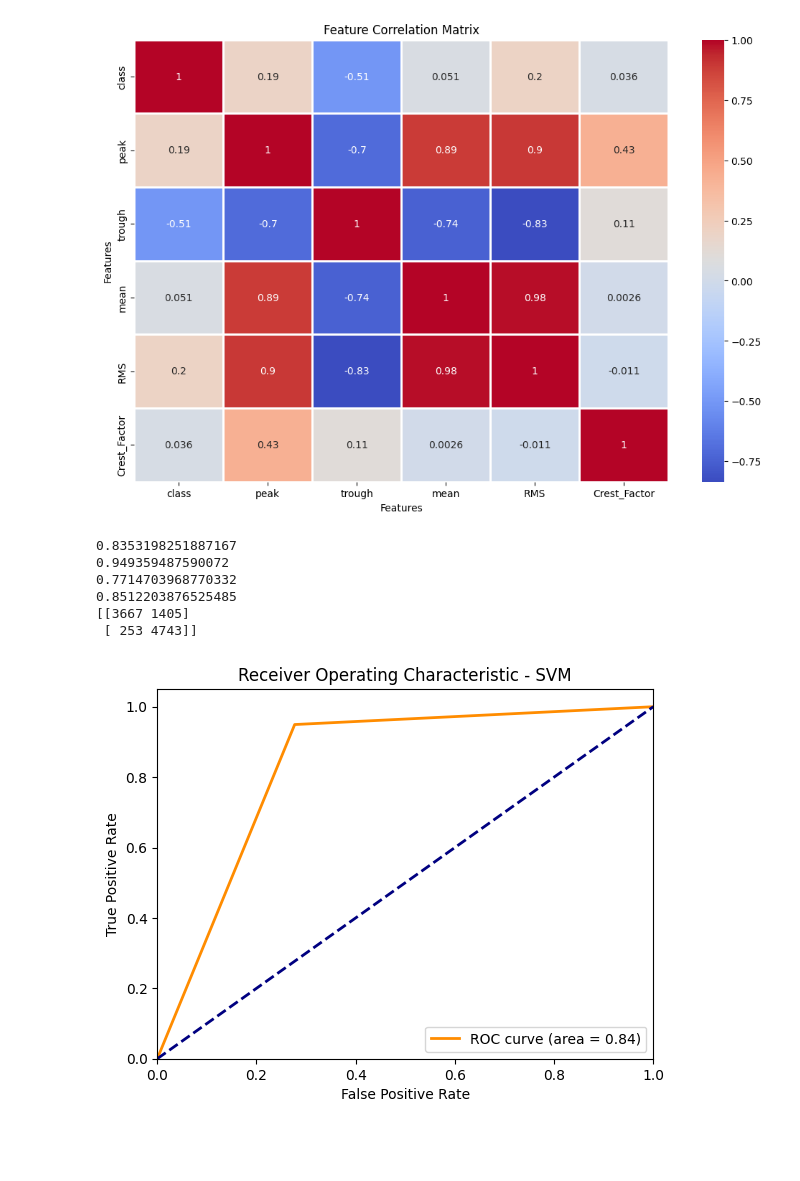
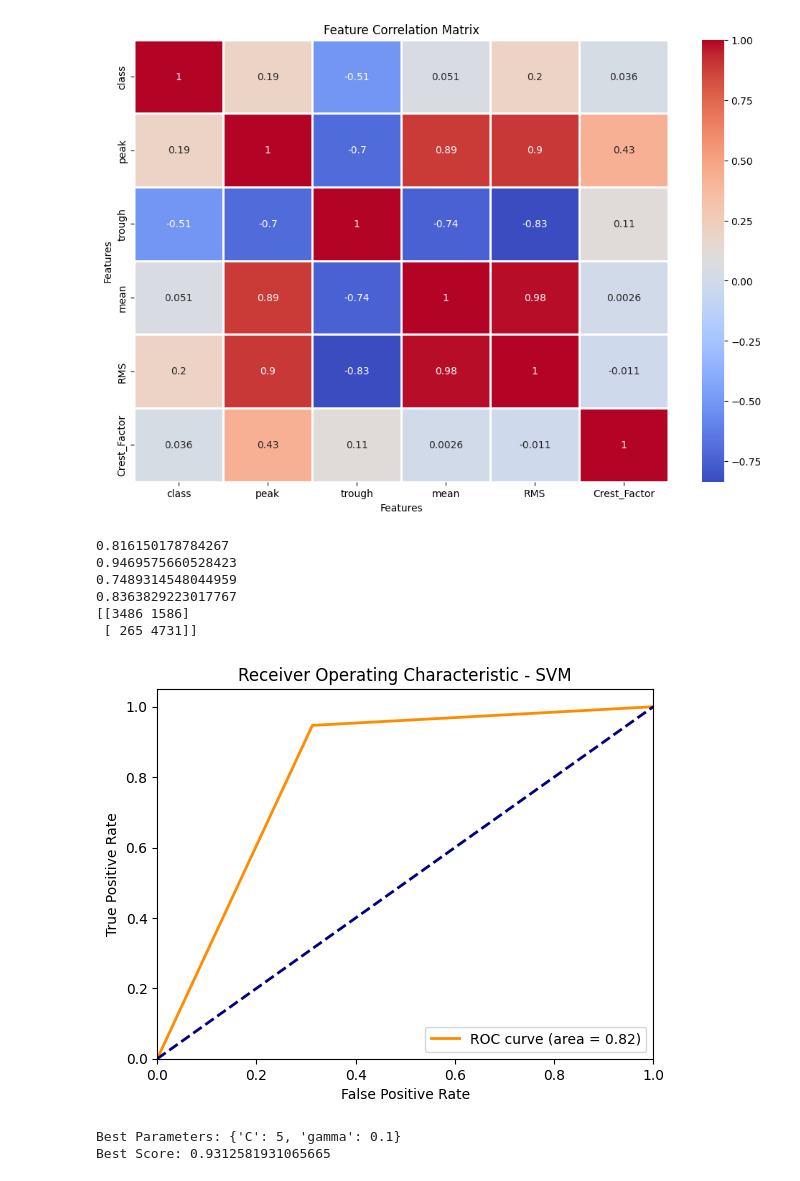
Before and after one commit to robotDevelop/IC-PBL_ML_motor, a Jupyter notebook: SVM.ipynb, the cells around one changed output. Cells and saved outputs as stored; diff of their text form; code cells hidden in the pictures; blank space fills up the shorter version.

Commit message:
HyperParam_Tuning_NN/SVM

```diff
--- a/SVM.ipynb
+++ b/SVM.ipynb
@@ -68,7 +69,7 @@ y_test = motor_test["class"]
 
 
 #model Create
-model = LinearSVC(C=100, random_state=13, dual='auto')
+model = LinearSVC(C=10, random_state=13, dual='auto')
 
 model.fit(x_train, y_train)
 y_pred = model.predict(x_test)
@@ -79,37 +80,37 @@ recall = recall_score(y_test, y_pred)
 precision = precision_score(y_test, y_pred)
 f1 = f1_score(y_test, y_pred)
 conf_matrix = confusion_matrix(y_test, y_pred)
 
 print(accuracy)
 print(recall)
 print(precision)
 print(f1)
 print(conf_matrix)
 
 # 테스트 데이터에 대한 예측 확률 계산
 # y_pred_proba = model.predict_proba(x_test)[:,1]
 # test -1
 
 # ROC 커브 계산
 fpr, tpr, thresholds = roc_curve(y_test, y_pred)
 roc_auc = auc(fpr, tpr)
 
 # ROC 커브 그리기
 plt.figure()
 plt.plot(fpr, tpr, color='darkorange', lw=2, label='ROC curve (area = %0.2f)' % roc_auc)
 plt.plot([0, 1], [0, 1], color='navy', lw=2, linestyle='--')
 plt.xlim([0.0, 1.0])
 plt.ylim([0.0, 1.05])
 plt.xlabel('False Positive Rate')
 plt.ylabel('True Positive Rate')
 plt.title('Receiver Operating Characteristic - SVM')
 plt.legend(loc="lower right")
 plt.show()
 # %% [output]
-0.8353198251887167
-0.949359487590072
-0.7714703968770332
-0.8512203876525485
-[[3667 1405]
- [ 253 4743]]
+0.816150178784267
+0.9469575660528423
+0.7489314548044959
+0.8363829223017767
+[[3486 1586]
+ [ 265 4731]]
-[figure, old version]
+[figure, new version]
@@ -115,0 +126,20 @@ plt.show()
+# %%
+from sklearn.svm import SVC
+from sklearn.model_selection import GridSearchCV
+
+#Hyper Parameter searching
+svm = SVC(probability=True)
+
+param = {
+    'C': [0.1, 1, 5],
+    'gamma': [1, 0.1, 0.01],
+}
+
+grid_search = GridSearchCV(svm, param, cv=3, scoring='roc_auc')
+grid_search.fit(x_train_ss, y_train)
+
+print("Best Parameters:", grid_search.best_params_)
+print("Best Score:", grid_search.best_score_)
+# %% [output]
+Best Parameters: {'C': 5, 'gamma': 0.1}
+Best Score: 0.9312581931065665
```
Also changed, not shown: parts of 3 cells of this notebook, 11 other files.
